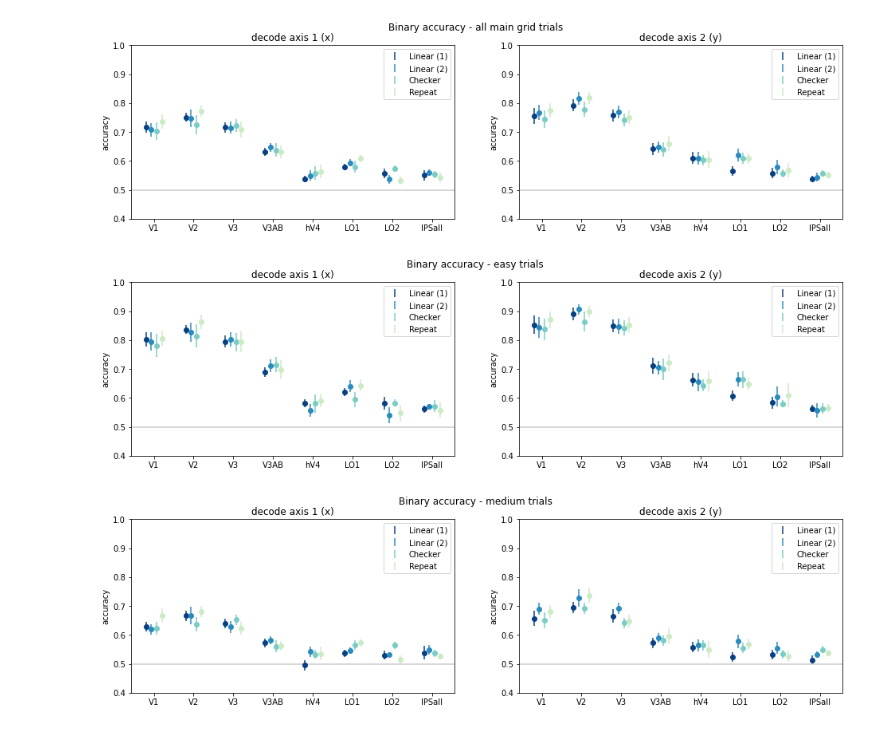
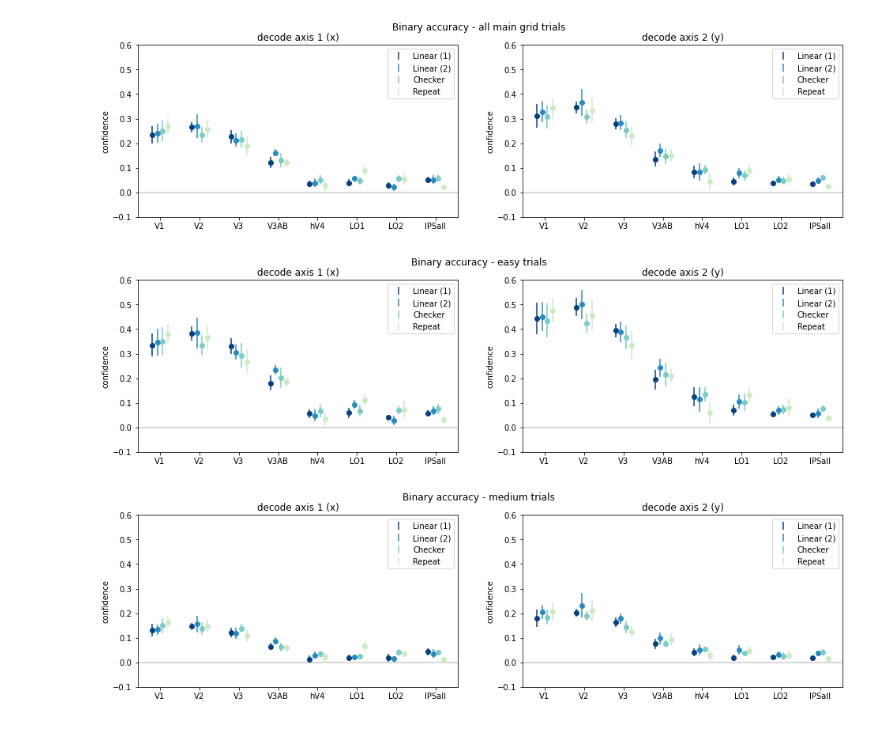
Before and after one commit to mmhenderson/shapeDim, a Jupyter notebook: Analysis/multinomial_decoding/binary_dist_from_bound.ipynb, the cells around one changed output. Cells and saved outputs as stored; diff of their text form; code cells hidden in the pictures.

```diff
--- a/Analysis/multinomial_decoding/binary_dist_from_bound.ipynb
+++ b/Analysis/multinomial_decoding/binary_dist_from_bound.ipynb
@@ -203,7 +157,7 @@ x_jitter = [-0.15, 0.15]
 
 for rvals, name in zip([conf_allmaintrials, conf_easytrials, conf_medtrials], \
                      ['all main grid trials', 'easy trials','medium trials']):
-    plt.figure(figsize=(16,4))
+    plt.figure(figsize=(18,4))
 
     for ii, axis_name in enumerate(['axis 1 (x)','axis 2 (y)']):
 
@@ -219,7 +173,7 @@ for rvals, name in zip([conf_allmaintrials, conf_easytrials, conf_medtrials], \
 
             vals = rvals[:,:,ti,ii]
             meanvals = np.mean(vals, axis=0)
-            semvals = np.std(vals, axis=0)/np.sqrt(n_subjects-1)
+            semvals = np.std(vals, axis=0)/np.sqrt(n_subjects)
 
             plt.plot(x_ticks, meanvals, 'o', color=task_colors[ti])
             h = plt.errorbar(x_ticks, meanvals, semvals, xerr=None, color=task_colors[ti], linestyle='none')
@@ -230,7 +184,7 @@ for rvals, name in zip([conf_allmaintrials, conf_easytrials, conf_medtrials], \
             meanvals = np.mean(rvals[:,ri,ti_plot,ii], axis=0)
             plt.plot([ri+x_jitter[0], ri+x_jitter[1]], meanvals,'-',color=[0.6, 0.6, 0.6])
 
-        plt.ylim([-0.1, 0.6])
+        plt.ylim([-0.12, 0.6])
 
         plt.xticks(np.arange(n_rois), roi_names)
         plt.ylabel('confidence')
@@ -246,0 +451,24 @@ for rvals, name in zip([conf_allmaintrials, conf_easytrials, conf_medtrials], \
+# %%
+vals = copy.deepcopy(conf_allmaintrials[:,:,0:2,:])
+
+class_df = pd.DataFrame(data={'subject': np.repeat(np.arange(n_subjects), n_rois*2*2), \
+                           'roi': np.tile(np.repeat(np.arange(n_rois), 2*2),[n_subjects,]), \
+                           'task': np.tile(np.repeat(np.arange(2), 2), [n_subjects*n_rois,]), \
+                           'class_axis': np.tile(np.arange(2), [n_subjects*n_rois*2,])})
+
+class_values = np.zeros((n_subjects*n_rois*2*2))
+for si in range(n_subjects):
+    for ri in range(n_rois):
+        for ti in range(2):
+            inds = (class_df['subject']==si) & (class_df['roi']==ri) & (class_df['task']==ti)
+            # print(np.sum(inds))
+            class_values[inds] = vals[si,ri,ti,:]
+class_df['class_values'] = class_values
+
+model = AnovaRM(data=class_df, \
+                depvar='class_values', \
+                subject='subject', \
+                within = ['roi','task','class_axis'],
+               )
+rm_result = model.fit()
+print(rm_result)
@@ -249,42 +490,42 @@ ti_plot = [0,1,2,3]
 
 x_jitter = np.linspace(-0.2, 0.2, 4)
 
-for avals, name in zip([acc_allmaintrials, acc_easytrials, acc_medtrials], \
+for cvals, name in zip([conf_allmaintrials, conf_easytrials, conf_medtrials], \
                      ['all main grid trials', 'easy trials','medium trials']):
 
     plt.figure(figsize=(16,4))
 
     for ii, axis_name in enumerate(['axis 1 (x)','axis 2 (y)']):
 
         plt.subplot(1,2,ii+1)
 
-        plt.axhline(1/2, color=[0.8, 0.8, 0.8])
+        plt.axhline(0, color=[0.8, 0.8, 0.8])
 
         lh = []
 
         for ti in ti_plot:
 
             x_ticks = np.arange(n_rois) + x_jitter[ti]
 
-            vals = avals[:,:,ti,ii]
+            vals = cvals[:,:,ti,ii]
             meanvals = np.mean(vals, axis=0)
             semvals = np.std(vals, axis=0)/np.sqrt(n_subjects-1)
 
             plt.plot(x_ticks, meanvals, 'o', color=task_colors[ti])
             h = plt.errorbar(x_ticks, meanvals, semvals, xerr=None, color=task_colors[ti], linestyle='none')
             lh.append(h)
 
-        plt.ylim([0.4, 1.0])
+        plt.ylim([-0.1, 0.6])
 
         plt.xticks(np.arange(n_rois), roi_names)
-        plt.ylabel('accuracy')
+        plt.ylabel('confidence')
 
         plt.legend(lh,np.array(task_names)[ti_plot])
 
         plt.title('decode %s'%axis_name)
 
     plt.suptitle('Binary accuracy - %s'%name)
 # %% [output]
-[figure, old version]
+[figure, new version]
-[figure, old version]
+[figure, new version]
-[figure, old version]
+[figure, new version]
```
Also changed, not shown: parts of 18 cells of this notebook, 4 other files.
